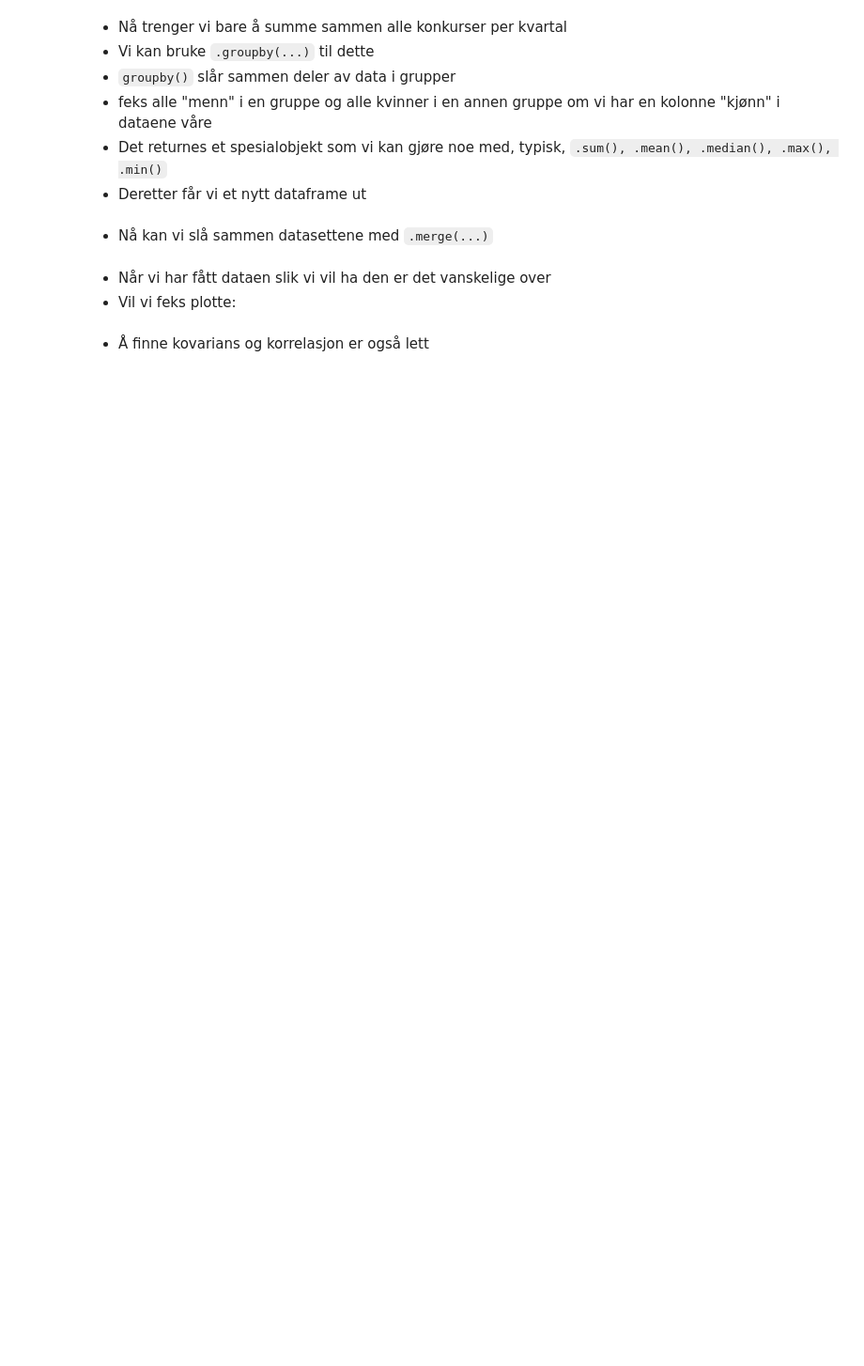
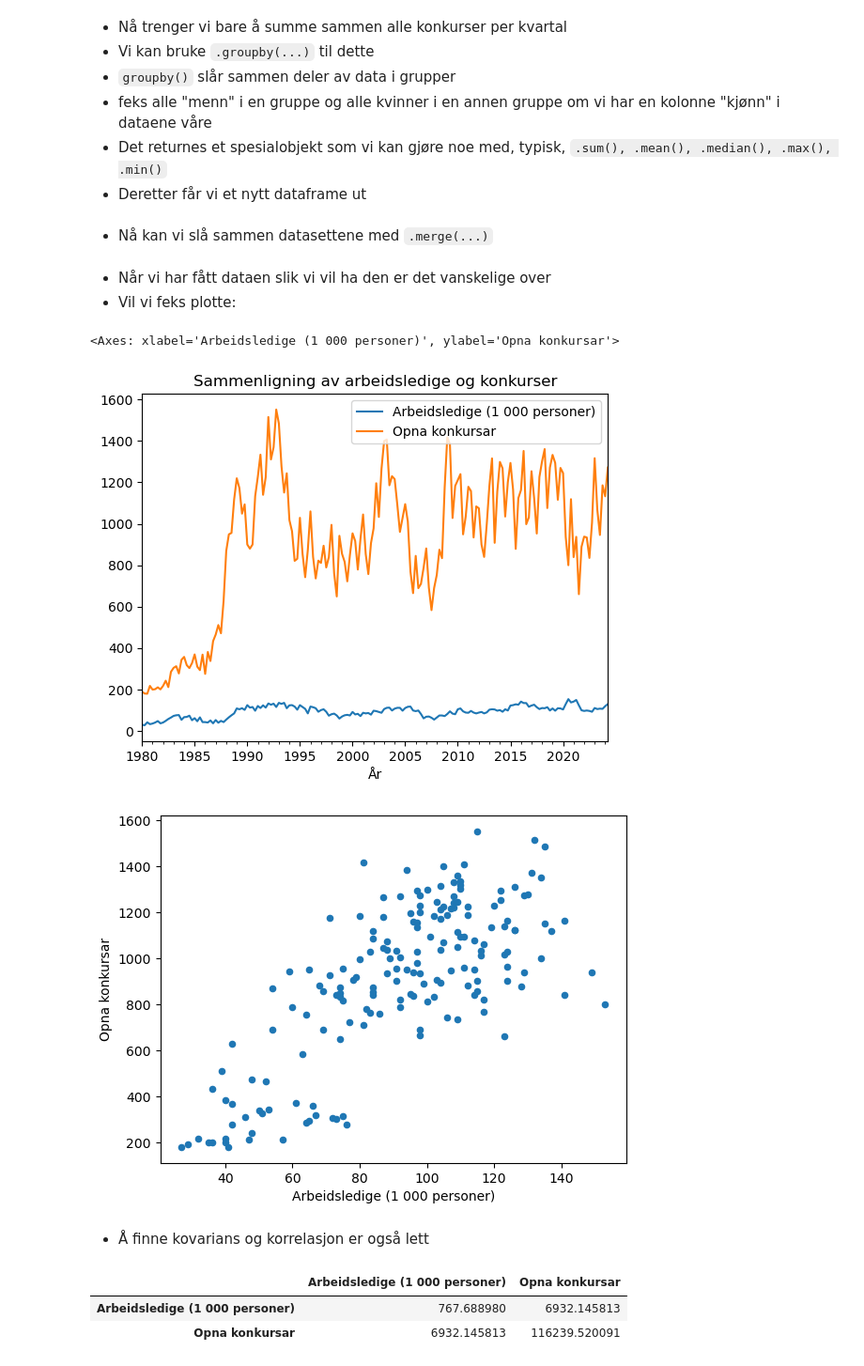
Before and after one commit to jonasjul/IIRA2001H24, a Jupyter notebook: 9-Pandas III/Pandas-Lese-Data-JH.ipynb, the cells around one changed output. Shown at 94% size. Saved outputs shown, nothing was run; the diff lists cells and outputs as text; code cells hidden in the pictures; blank space fills up the shorter version.

```diff
--- a/9-Pandas III/Pandas-Lese-Data-JH.ipynb
+++ b/9-Pandas III/Pandas-Lese-Data-JH.ipynb
@@ -366,3 +389,9 @@ arbeidsledige_df = pd.read_csv("arbeidsledige.csv", sep=";", header=1, index_col
 arbeidsledige_df.index.name = None
 
 #Vi bytter ut "K" med "Q" ved å bruke .apply eller .map på indexen
+def byttKtilQ(kvartal_ssb_formatering):
+    ny_formatering = kvartal_ssb_formatering.replace("K", "Q")
+    return ny_formatering
+
+arbeidsledige_df.index = pd.PeriodIndex(arbeidsledige_df.index.map(byttKtilQ), freq='Q')
+arbeidsledige_df
@@ -372,5 +415,12 @@ arbeidsledige_df.index.name = None
 * Vi kan gjøre som sist og bytte ut 'M' med '-', men hva om det var enda mer komplisert?
 * Da kan vi bruke `datetime.datetime.strptime(streng, formatstreng)`
 # %%
-konkurser_df = pd.read_csv("konkurser.csv", encoding="ISO-8859-1", sep="\t", index_col = 0)
-konkurser_df.index.name=None
+konkurser_df = pd.read_csv("konkurser.csv", encoding="ISO-8859-1", sep="\t")
+
+# funksjoner som f(x) = x^2 kan skrives lett i python som f = lambda x: x**2
+
+konkurser_df["kvartal"] = konkurser_df["måned"].map(lambda x: datetime.datetime.strptime(x, "%YM%m"))
+konkurser_df["kvartal"] = pd.PeriodIndex(konkurser_df["kvartal"], freq='Q')
+konkurser_df = konkurser_df.drop("måned", axis=1).set_index("kvartal")
+arbeidsledige_df.index.name="kvartal"
+konkurser_df
@@ -381,16 +446,34 @@ konkurser_df.index.name=None
 * feks alle "menn" i en gruppe og alle kvinner i en annen gruppe om vi har en kolonne "kjønn" i dataene våre
 * Det returnes et spesialobjekt som vi kan gjøre noe med, typisk, `.sum(), .mean(), .median(), .max(), .min()`
 * Deretter får vi et nytt dataframe ut
+# %%
+konkurser_df = konkurser_df.groupby(by="kvartal").sum()
 # %% [markdown]
 * Nå kan vi slå sammen datasettene med `.merge(...)`
+# %%
+df = pd.merge(arbeidsledige_df, konkurser_df, how='inner', on="kvartal")
 # %% [markdown]
 * Når vi har fått dataen slik vi vil ha den er det vanskelige over
 * Vil vi feks plotte:
 # %%
 import matplotlib.pyplot as plt
+
+df.plot()
+plt.title("Sammenligning av arbeidsledige og konkurser")
+plt.xlabel("År")
+
+df.plot.scatter("Arbeidsledige (1 000 personer)","Opna konkursar")
+# %% [output]
+<Axes: xlabel='Arbeidsledige (1 000 personer)', ylabel='Opna konkursar'>
+[figure, added]
+[figure, added]
 # %% [markdown]
 * Å finne kovarians og korrelasjon er også lett
 # %%
 df.cov()
+# %% [output]
+|  | Arbeidsledige (1 000 personer) | Opna konkursar |
+| Arbeidsledige (1 000 personer) | 767.688980 | 6932.145813 |
+| Opna konkursar | 6932.145813 | 116239.520091 |
 # %%
 df.corr()
```
Also changed, not shown: parts of 6 cells of this notebook, 5 other files.
